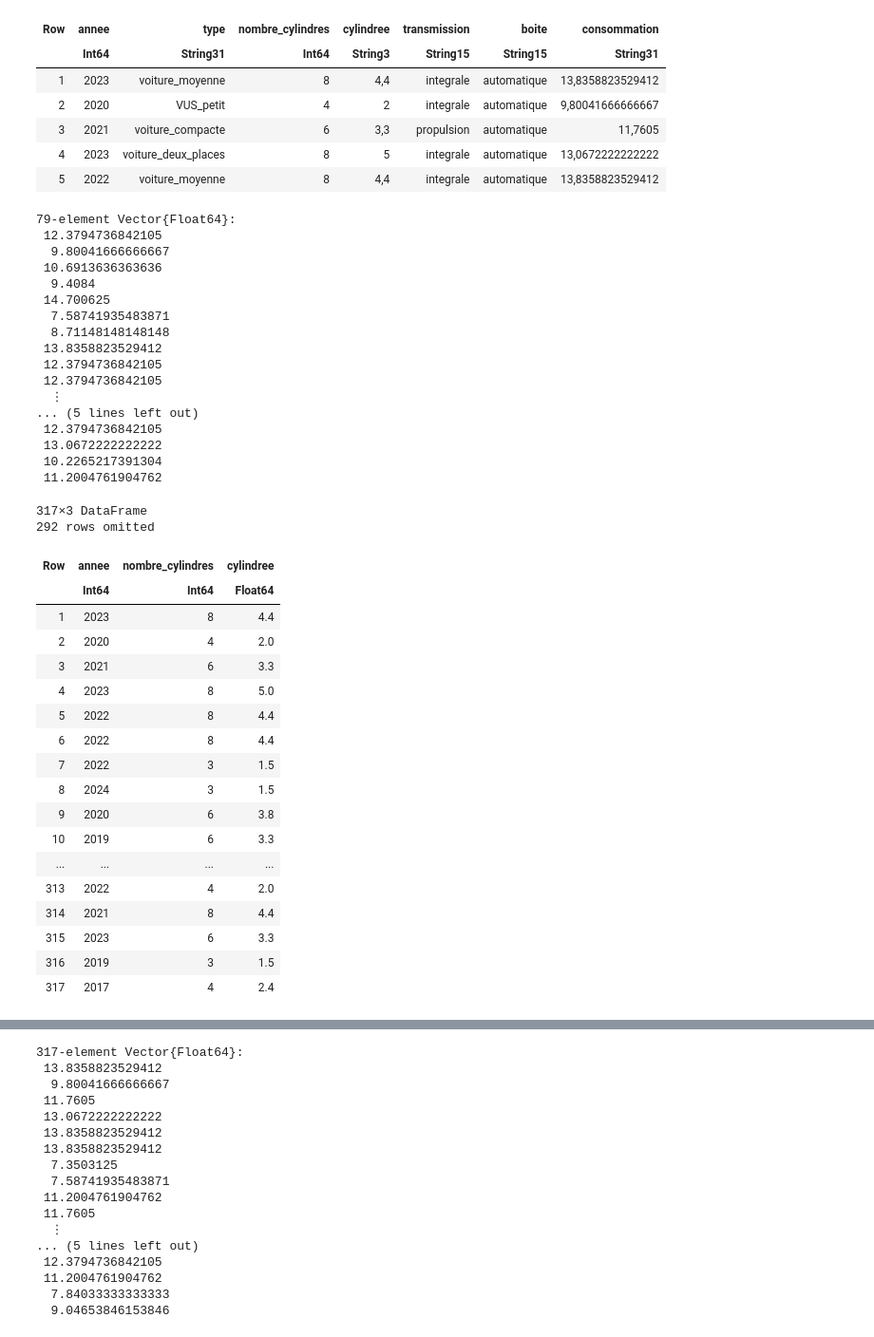
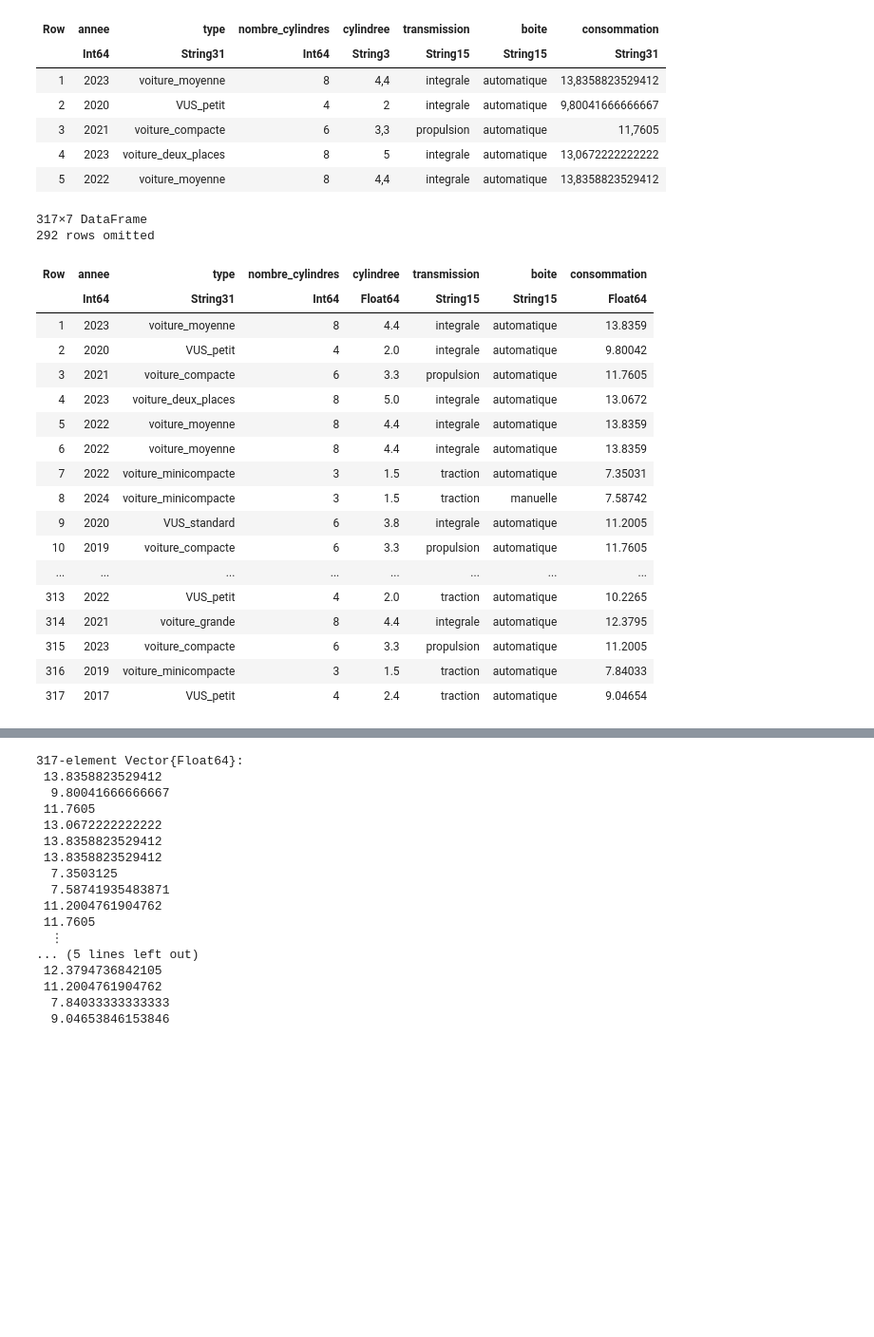
Before and after one commit to Colavita/Prediction-consommation-carburant, a Jupyter notebook: notebooks/projet_equipe_R.ipynb, the cells around one changed output, grey strips where cells are left out. Shown at 95% size. Drawn from its saved outputs; the diff is of its cells as text; code cells hidden in the pictures; blank space fills up the shorter version.

```diff
--- a/notebooks/projet_equipe_R.ipynb
+++ b/notebooks/projet_equipe_R.ipynb
@@ -24,8 +24,8 @@ Les données utilisées pour inférer la consommation de carburant sont les suiv
 # %%
 using CSV, DataFrames, Statistics, Dates, Gadfly, Combinatorics, Plots, StatsBase, StatsPlots, Random, StatsModels, GLM, LinearAlgebra
 # %%
-full_train = CSV.read("../data/raw/train.csv", DataFrame)
-test =  CSV.read("../data/raw/test.csv", DataFrame) #ne contient pas la varialbe consommation
+full_train = CSV.read("../data/raw/train.csv", DataFrame; delim=";")
+test =  CSV.read("../data/raw/test.csv", DataFrame; delim=";") #ne contient pas la varialbe consommation
 
 Random.seed!(1234) #pour la reproductibilit
 
@@ -421,60 +246,35 @@ first(train, 5)
 | 4 | 2023 | voiture_deux_places | 8 | 5 | integrale | automatique | 13,0672222222222 |
 | 5 | 2022 | voiture_moyenne | 8 | 4,4 | integrale | automatique | 13,8358823529412 |
 # %%
-# Remplacer les virgules par des points
 train.cylindree = replace.(train.cylindree, "," => ".")
 valid.cylindree = replace.(valid.cylindree, "," => ".")
 train.consommation = replace.(train.consommation, "," => ".")
 valid.consommation = replace.(valid.consommation, "," => ".")
 
-# Convertir 'cylindree' en Float64
 train.cylindree = safe_parse_float.(train.cylindree)
 valid.cylindree = safe_parse_float.(valid.cylindree)
 train.consommation = safe_parse_float.(train.consommation)
 valid.consommation = safe_parse_float.(valid.consommation)
+
+train =dropmissing(train)
 # %% [output]
-79-element Vector{Float64}:
- 12.3794736842105
-  9.80041666666667
- 10.6913636363636
-  9.4084
- 14.700625
-  7.58741935483871
-  8.71148148148148
- 13.8358823529412
- 12.3794736842105
- 12.3794736842105
-  ⋮
-... (5 lines left out)
- 12.3794736842105
- 13.0672222222222
- 10.2265217391304
- 11.2004761904762
+317×7 DataFrame
+292 rows omitted
+| Row | annee | type | nombre_cylindres | cylindree | transmission | boite | consommation |
+|  | Int64 | String31 | Int64 | Float64 | String15 | String15 | Float64 |
+| 1 | 2023 | voiture_moyenne | 8 | 4.4 | integrale | automatique | 13.8359 |
+| 2 | 2020 | VUS_petit | 4 | 2.0 | integrale | automatique | 9.80042 |
+| 3 | 2021 | voiture_compacte | 6 | 3.3 | propulsion | automatique | 11.7605 |
+| 4 | 2023 | voiture_deux_places | 8 | 5.0 | integrale | automatique | 13.0672 |
+| 5 | 2022 | voiture_moyenne | 8 | 4.4 | integrale | automatique | 13.8359 |
+| 6 | 2022 | voiture_moyenne | 8 | 4.4 | integrale | automatique | 13.8359 |
+| 7 | 2022 | voiture_minicompacte | 3 | 1.5 | traction | automatique | 7.35031 |
+| 8 | 2024 | voiture_minicompacte | 3 | 1.5 | traction | manuelle | 7.58742 |
+| 9 | 2020 | VUS_standard | 6 | 3.8 | integrale | automatique | 11.2005 |
+| 10 | 2019 | voiture_compacte | 6 | 3.3 | propulsion | automatique | 11.7605 |
+| ... | ... | ... | ... | ... | ... | ... | ... |
+| 313 | 2022 | VUS_petit | 4 | 2.0 | traction | automatique | 10.2265 |
+| 314 | 2021 | voiture_grande | 8 | 4.4 | integrale | automatique | 12.3795 |
+| 315 | 2023 | voiture_compacte | 6 | 3.3 | propulsion | automatique | 11.2005 |
+| 316 | 2019 | voiture_minicompacte | 3 | 1.5 | traction | automatique | 7.84033 |
+| 317 | 2017 | VUS_petit | 4 | 2.4 | traction | automatique | 9.04654 |
-# %%
-#drop type, numbre cylindre, cylindree,
-train = select(train, Not([:type, :transmission, :boite]))
-valid = select(valid,  Not([:type, :transmission, :boite]))
-
-y = train.consommation
-X = train[:, Not([:consommation])]
-# %% [output]
-317×3 DataFrame
-292 rows omitted
-| Row | annee | nombre_cylindres | cylindree |
-|  | Int64 | Int64 | Float64 |
-| 1 | 2023 | 8 | 4.4 |
-| 2 | 2020 | 4 | 2.0 |
-| 3 | 2021 | 6 | 3.3 |
-| 4 | 2023 | 8 | 5.0 |
-| 5 | 2022 | 8 | 4.4 |
-| 6 | 2022 | 8 | 4.4 |
-| 7 | 2022 | 3 | 1.5 |
-| 8 | 2024 | 3 | 1.5 |
-| 9 | 2020 | 6 | 3.8 |
-| 10 | 2019 | 6 | 3.3 |
-| ... | ... | ... | ... |
-| 313 | 2022 | 4 | 2.0 |
-| 314 | 2021 | 8 | 4.4 |
-| 315 | 2023 | 6 | 3.3 |
-| 316 | 2019 | 3 | 1.5 |
-| 317 | 2017 | 4 | 2.4 |
```
Also changed, not shown: parts of 40 cells of this notebook.
